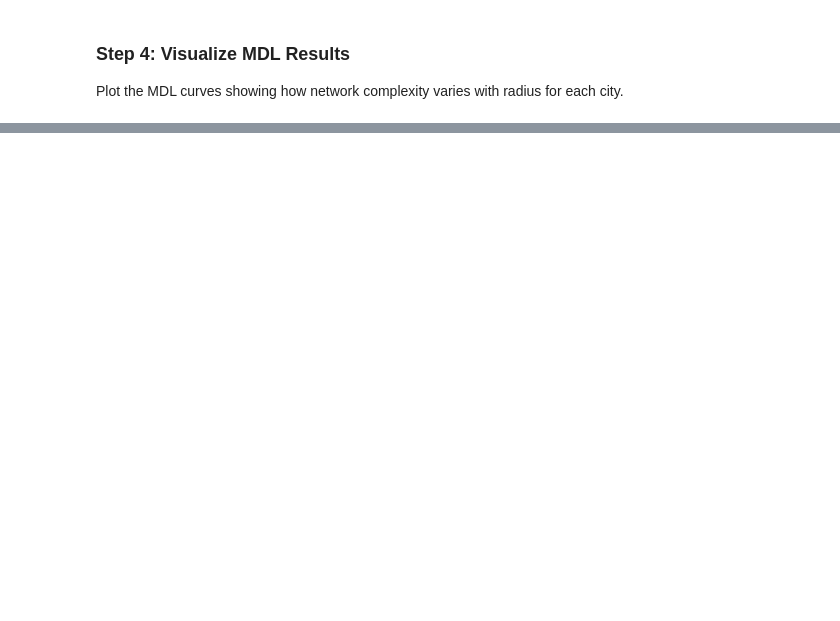
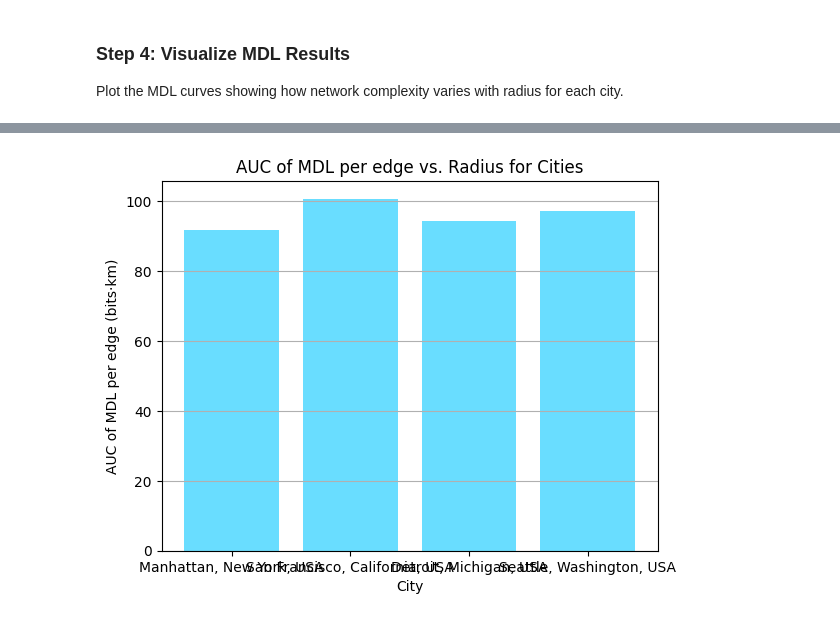
Before and after one commit to kennonstewart/urban-complexity-analysis, a Jupyter notebook: analysis.ipynb, the cells around one changed output, grey strips where cells are left out. Saved outputs shown, nothing was run; the diff lists cells and outputs as text; code cells hidden in the pictures; blank space fills up the shorter version.

```diff
--- a/analysis.ipynb
+++ b/analysis.ipynb
@@ -238,0 +312,24 @@ for place, G in map_data.items():
+# %%
+# compute AUC for each city's MDL radius curve
+auc_results = []
+for place in map_data.keys():
+    df = mdl_radius_df[mdl_radius_df["place"] == place].sort_values("radius_m")
+    x = df["radius_m"].values / 1000  # convert to km
+    y = df["mdl_per_edge"].values
+    auc = np.trapz(y, x)
+    auc_results.append({
+        "place": place,
+        "auc_mdl_per_edge": auc,
+    })
+# %%
+# visualize AUC results
+auc_df = pd.DataFrame(auc_results)
+plt.figure()
+plt.bar(auc_df["place"], auc_df["auc_mdl_per_edge"], color="#69DDFF")
+plt.xlabel("City")
+plt.ylabel("AUC of MDL per edge (bits·km)")
+plt.title("AUC of MDL per edge vs. Radius for Cities")
+plt.grid(axis='y')
+plt.show()
+# %% [output]
+[figure, added]
```
Also changed, not shown: parts of 8 cells of this notebook, 18 other files.
